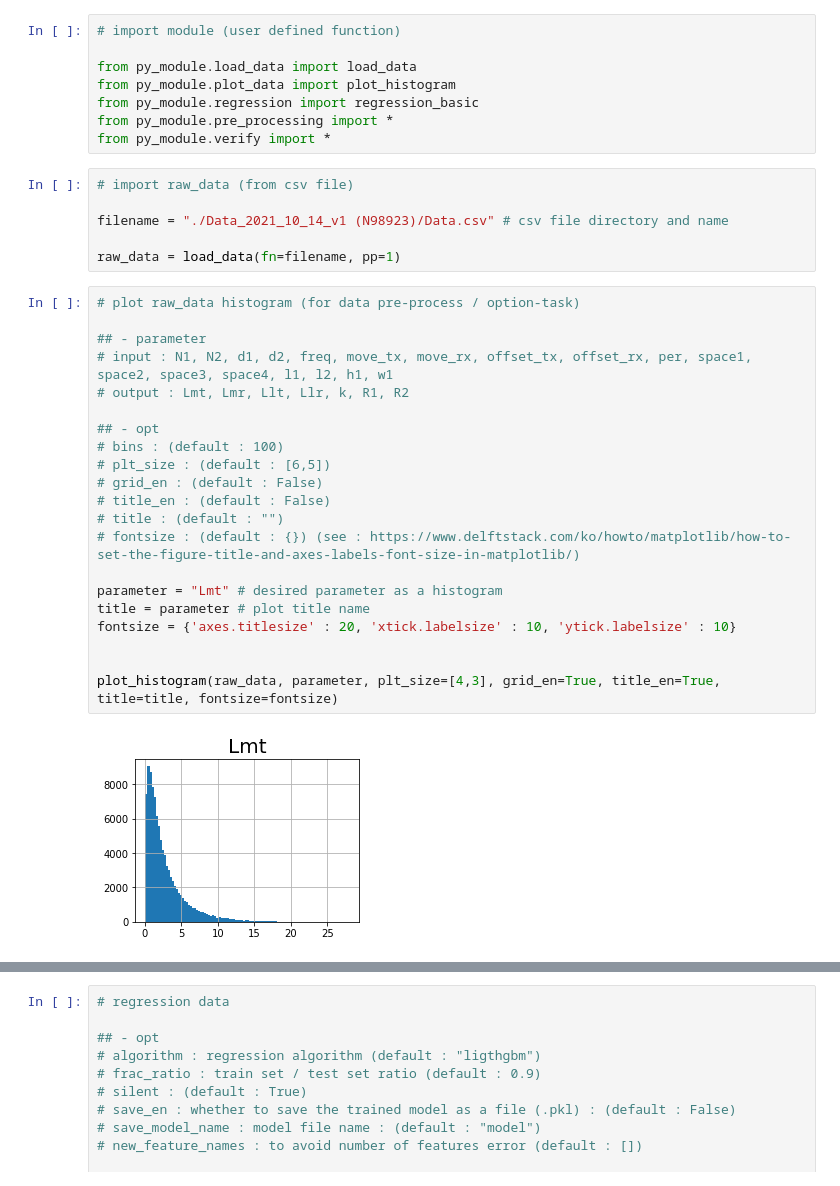
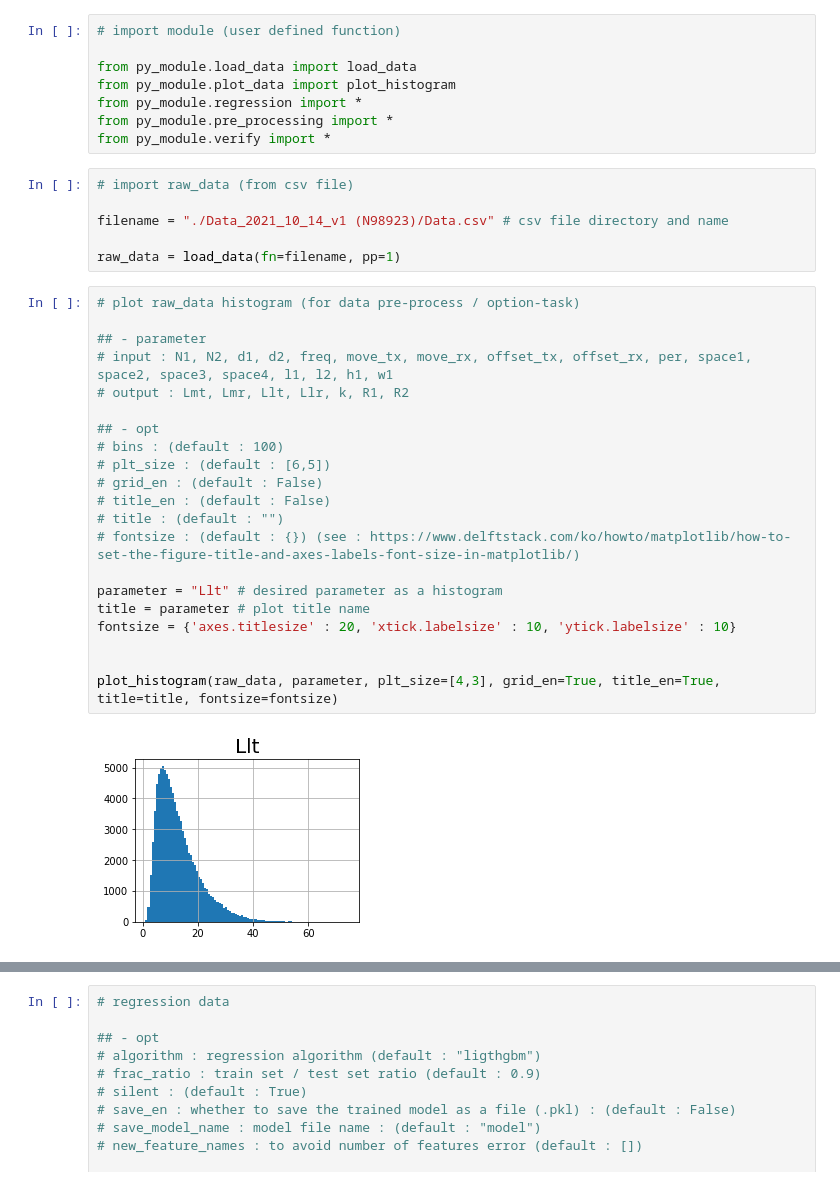
Before and after one commit to Schwalbe262/ML_MFT, a Jupyter notebook: regression.ipynb, the cells around one changed output, grey strips where cells are left out. Saved outputs shown, nothing was run; the diff lists cells and outputs as text.

```diff
--- a/regression.ipynb
+++ b/regression.ipynb
@@ -19,7 +21,7 @@ import time
 
 from py_module.load_data import load_data
 from py_module.plot_data import plot_histogram
-from py_module.regression import regression_basic
+from py_module.regression import *
 from py_module.pre_processing import *
 from py_module.verify import *
 # %%
@@ -31,26 +33,26 @@ raw_data = load_data(fn=filename, pp=1)
 # %%
 # plot raw_data histogram (for data pre-process / option-task)
 
 ## - parameter
 # input : N1, N2, d1, d2, freq, move_tx, move_rx, offset_tx, offset_rx, per, space1, space2, space3, space4, l1, l2, h1, w1
 # output : Lmt, Lmr, Llt, Llr, k, R1, R2
 
 ## - opt
 # bins : (default : 100)
 # plt_size : (default : [6,5])
 # grid_en : (default : False)
 # title_en : (default : False)
 # title : (default : "")
 # fontsize : (default : {}) (see : https://www.delftstack.com/ko/howto/matplotlib/how-to-set-the-figure-title-and-axes-labels-font-size-in-matplotlib/)
 
-parameter = "Lmt" # desired parameter as a histogram
+parameter = "Llt" # desired parameter as a histogram
 title = parameter # plot title name
 fontsize = {'axes.titlesize' : 20, 'xtick.labelsize' : 10, 'ytick.labelsize' : 10}
 
 
 plot_histogram(raw_data, parameter, plt_size=[4,3], grid_en=True, title_en=True, title=title, fontsize=fontsize)
 # %% [output]
-[figure, old version]
+[figure, new version]
 # %%
 ## === dataset pre-processing ===
 
```
Also changed, not shown: parts of 7 cells of this notebook, 7 other files.
